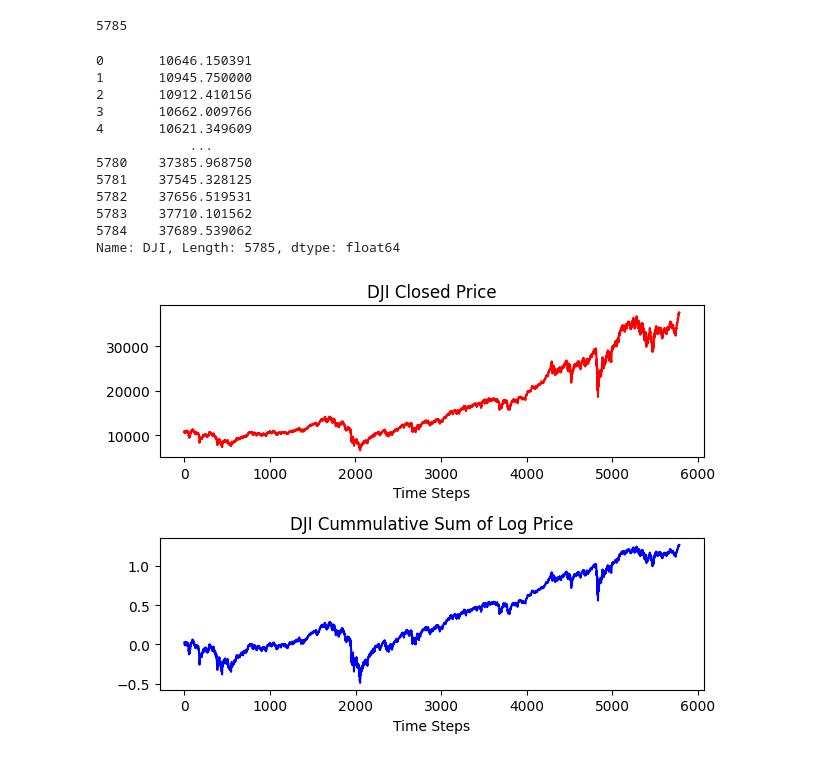
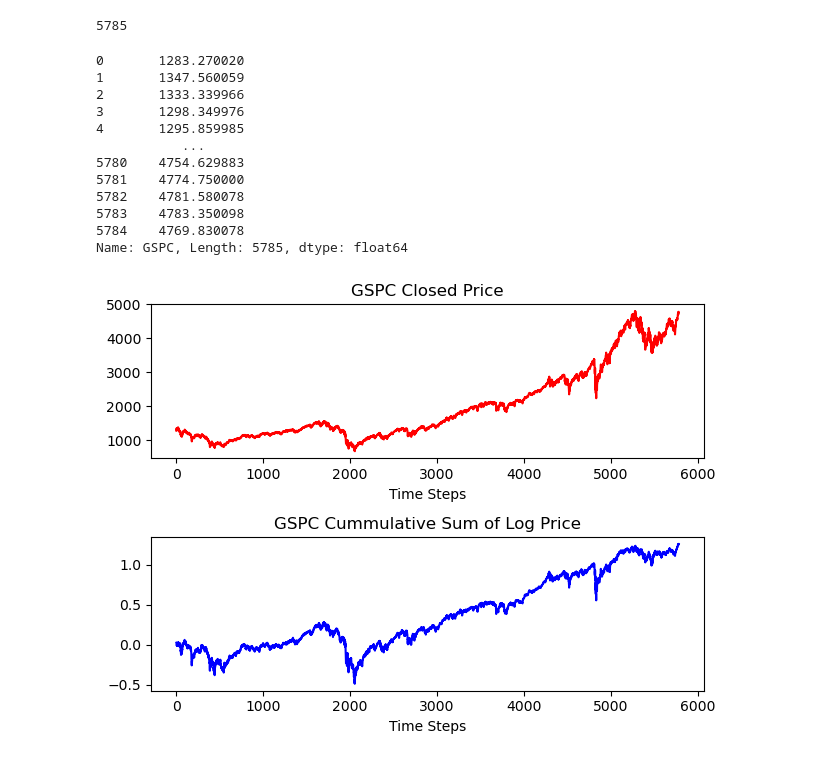
Before and after one commit to blitzionic/FinRL---Stock-Prediction, a Jupyter notebook: models/transformerV2/training.ipynb, the cells around one changed output. Saved outputs shown, nothing was run; the diff lists cells and outputs as text; code cells hidden in the pictures.

```diff
--- a/models/transformerV2/training.ipynb
+++ b/models/transformerV2/training.ipynb
@@ -56,38 +56,38 @@ def get_batch(source, i, batch_size):
     return data_in, target
 # %%
 composite_df = pd.read_csv("composite_stocks.csv")
-DJI_close = composite_df['DJI']
-DJI_close.size
+GSPC_close = composite_df['GSPC']
+GSPC_close.size
 # %% [output]
 5785
 # %%
-DJI_log_prices = np.diff(np.log(DJI_close))
-DJI_log_prices_cumsum = DJI_log_prices.cumsum()
-DJI_close
+GSPC_log_prices = np.diff(np.log(DJI_close))
+GSPC_log_prices_cumsum = DJI_log_prices.cumsum()
+GSPC_close
 # %% [output]
-0       10646.150391
-1       10945.750000
-2       10912.410156
-3       10662.009766
-4       10621.349609
-            ...
-5780    37385.968750
-5781    37545.328125
-5782    37656.519531
-5783    37710.101562
-5784    37689.539062
-Name: DJI, Length: 5785, dtype: float64
+0       1283.270020
+1       1347.560059
+2       1333.339966
+3       1298.349976
+4       1295.859985
+           ...
+5780    4754.629883
+5781    4774.750000
+5782    4781.580078
+5783    4783.350098
+5784    4769.830078
+Name: GSPC, Length: 5785, dtype: float64
 # %%
 fig1, ax1 = plt.subplots(2, 1)
-ax1[0].plot(DJI_close, color='red')
-ax1[0].set_title('DJI Closed Price')
+ax1[0].plot(GSPC_close, color='red')
+ax1[0].set_title('GSPC Closed Price')
 ax1[0].set_xlabel('Time Steps')
 
-ax1[1].plot(DJI_log_prices_cumsum, color='blue')
-ax1[1].set_title('DJI Cummulative Sum of Log Price')
+ax1[1].plot(GSPC_log_prices_cumsum, color='blue')
+ax1[1].set_title('GSPC Cummulative Sum of Log Price')
 ax1[1].set_xlabel('Time Steps')
 
 fig1.tight_layout()
 # %% [output]
-[figure, old version]
+[figure, new version]
 # %%
```
Also changed, not shown: parts of 5 cells of this notebook, 1 other file.
